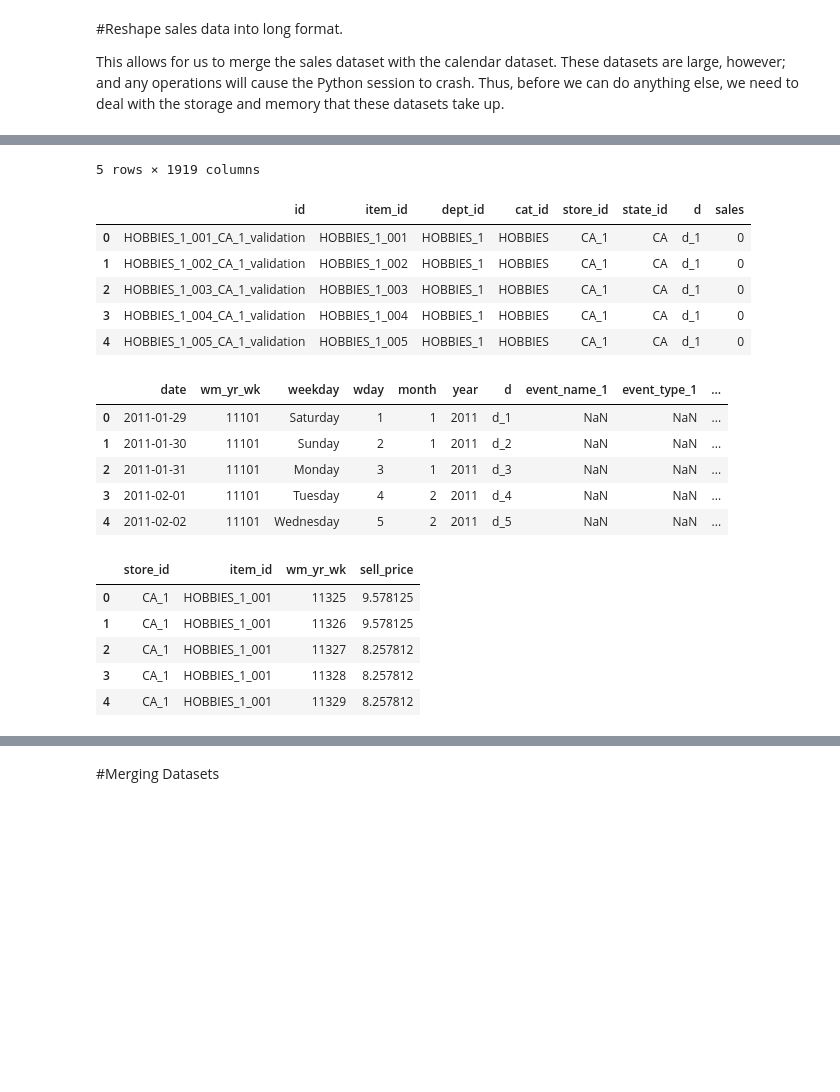
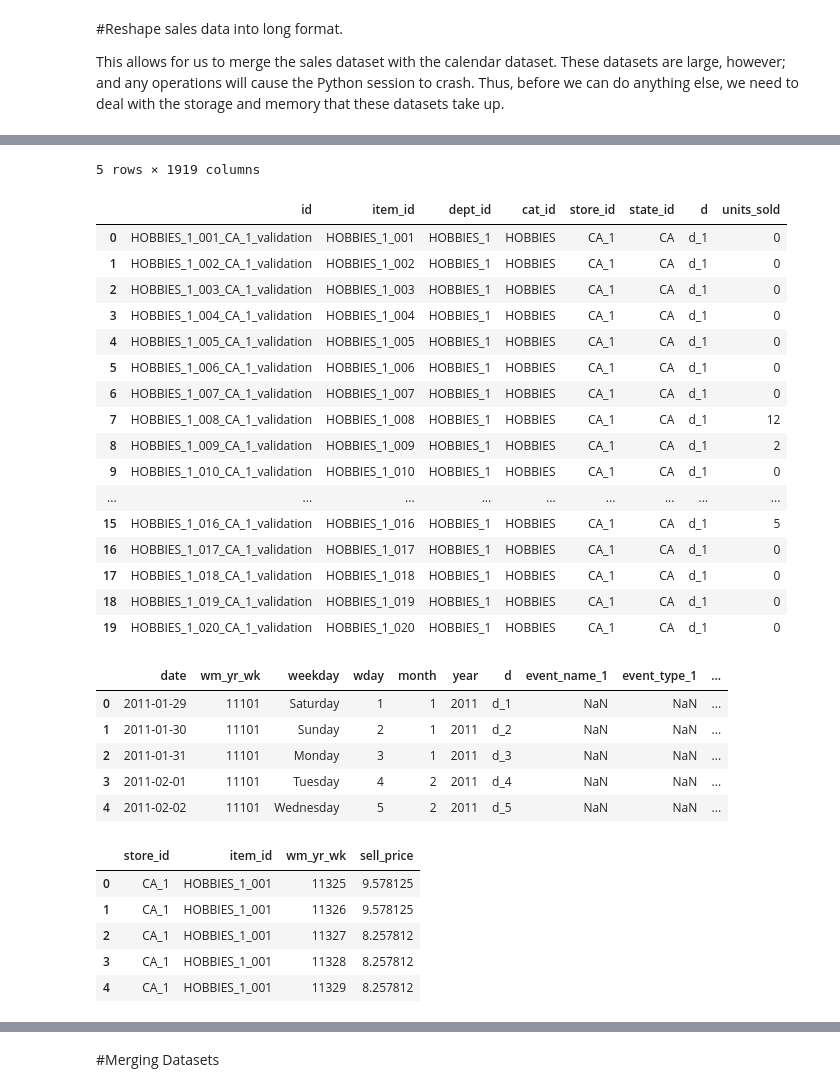
Before and after one commit to Legacy560/MTLSA25-Sales-Forecasting-Project, a Jupyter notebook: Preprocessing/Sales_Forecasting_Data_Preprocessing.ipynb, the cells around one changed output, grey strips where cells are left out. Saved outputs shown, nothing was run; the diff lists cells and outputs as text; code cells hidden in the pictures; blank space fills up the shorter version.

```diff
--- a/Preprocessing/Sales_Forecasting_Data_Preprocessing.ipynb
+++ b/Preprocessing/Sales_Forecasting_Data_Preprocessing.ipynb
@@ -135,27 +112,38 @@ prices = downcast(prices)
 cal = downcast(cal)
 # %%
 salesValLong = salesVal.melt(id_vars=["id", "item_id", "dept_id", "cat_id", "store_id", "state_id"],
-                         var_name="d", value_name="sales").dropna()
+                         var_name="d", value_name="units_sold").dropna()
 #This gives us a column "d" containing each sales day. This is the same as the "d" column from calendar
 # %%
 display(salesVal.head())
-display(salesValLong.head())
+display(salesValLong.head(20))
 display(cal.head())
 display(prices.head())
 # %% [output]
 |  | id | item_id | dept_id | cat_id | store_id | state_id | d_1 | d_2 | d_3 | d_4 | ... | ... |
 | 0 | HOBBIES_1_001_CA_1_validation | HOBBIES_1_001 | HOBBIES_1 | HOBBIES | CA_1 | CA | 0 | 0 | 0 | 0 | ... | ... |
 | 1 | HOBBIES_1_002_CA_1_validation | HOBBIES_1_002 | HOBBIES_1 | HOBBIES | CA_1 | CA | 0 | 0 | 0 | 0 | ... | ... |
 | 2 | HOBBIES_1_003_CA_1_validation | HOBBIES_1_003 | HOBBIES_1 | HOBBIES | CA_1 | CA | 0 | 0 | 0 | 0 | ... | ... |
 | 3 | HOBBIES_1_004_CA_1_validation | HOBBIES_1_004 | HOBBIES_1 | HOBBIES | CA_1 | CA | 0 | 0 | 0 | 0 | ... | ... |
 | 4 | HOBBIES_1_005_CA_1_validation | HOBBIES_1_005 | HOBBIES_1 | HOBBIES | CA_1 | CA | 0 | 0 | 0 | 0 | ... | ... |
 5 rows × 1919 columns
-|  | id | item_id | dept_id | cat_id | store_id | state_id | d | sales |
+|  | id | item_id | dept_id | cat_id | store_id | state_id | d | units_sold |
 | 0 | HOBBIES_1_001_CA_1_validation | HOBBIES_1_001 | HOBBIES_1 | HOBBIES | CA_1 | CA | d_1 | 0 |
 | 1 | HOBBIES_1_002_CA_1_validation | HOBBIES_1_002 | HOBBIES_1 | HOBBIES | CA_1 | CA | d_1 | 0 |
 | 2 | HOBBIES_1_003_CA_1_validation | HOBBIES_1_003 | HOBBIES_1 | HOBBIES | CA_1 | CA | d_1 | 0 |
 | 3 | HOBBIES_1_004_CA_1_validation | HOBBIES_1_004 | HOBBIES_1 | HOBBIES | CA_1 | CA | d_1 | 0 |
 | 4 | HOBBIES_1_005_CA_1_validation | HOBBIES_1_005 | HOBBIES_1 | HOBBIES | CA_1 | CA | d_1 | 0 |
+| 5 | HOBBIES_1_006_CA_1_validation | HOBBIES_1_006 | HOBBIES_1 | HOBBIES | CA_1 | CA | d_1 | 0 |
+| 6 | HOBBIES_1_007_CA_1_validation | HOBBIES_1_007 | HOBBIES_1 | HOBBIES | CA_1 | CA | d_1 | 0 |
+| 7 | HOBBIES_1_008_CA_1_validation | HOBBIES_1_008 | HOBBIES_1 | HOBBIES | CA_1 | CA | d_1 | 12 |
+| 8 | HOBBIES_1_009_CA_1_validation | HOBBIES_1_009 | HOBBIES_1 | HOBBIES | CA_1 | CA | d_1 | 2 |
+| 9 | HOBBIES_1_010_CA_1_validation | HOBBIES_1_010 | HOBBIES_1 | HOBBIES | CA_1 | CA | d_1 | 0 |
+| ... | ... | ... | ... | ... | ... | ... | ... | ... |
+| 15 | HOBBIES_1_016_CA_1_validation | HOBBIES_1_016 | HOBBIES_1 | HOBBIES | CA_1 | CA | d_1 | 5 |
+| 16 | HOBBIES_1_017_CA_1_validation | HOBBIES_1_017 | HOBBIES_1 | HOBBIES | CA_1 | CA | d_1 | 0 |
+| 17 | HOBBIES_1_018_CA_1_validation | HOBBIES_1_018 | HOBBIES_1 | HOBBIES | CA_1 | CA | d_1 | 0 |
+| 18 | HOBBIES_1_019_CA_1_validation | HOBBIES_1_019 | HOBBIES_1 | HOBBIES | CA_1 | CA | d_1 | 0 |
+| 19 | HOBBIES_1_020_CA_1_validation | HOBBIES_1_020 | HOBBIES_1 | HOBBIES | CA_1 | CA | d_1 | 0 |
 |  | date | wm_yr_wk | weekday | wday | month | year | d | event_name_1 | event_type_1 | ... |
 | 0 | 2011-01-29 | 11101 | Saturday | 1 | 1 | 2011 | d_1 | NaN | NaN | ... |
 | 1 | 2011-01-30 | 11101 | Sunday | 2 | 1 | 2011 | d_2 | NaN | NaN | ... |
```
Also changed, not shown: parts of 12 cells of this notebook.
